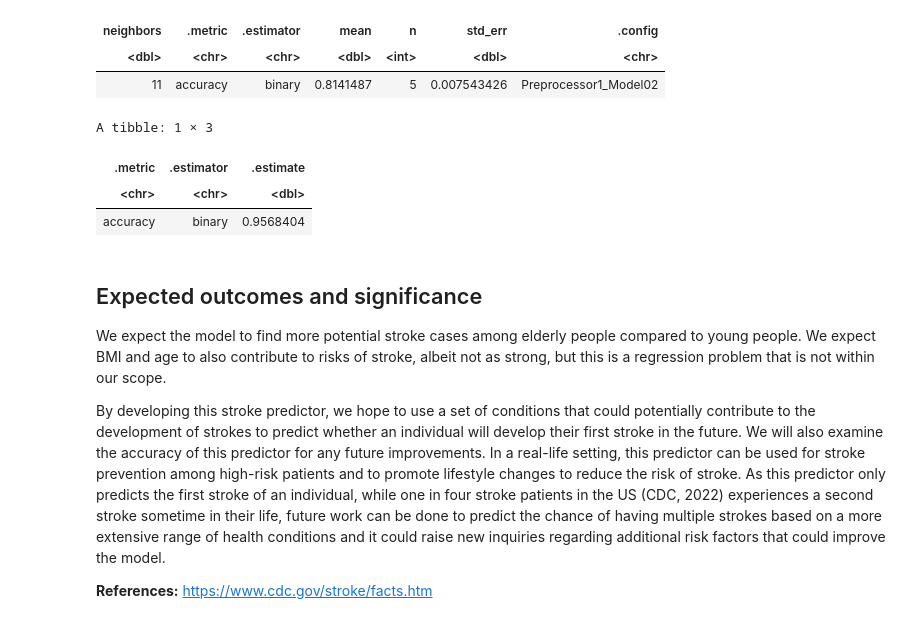
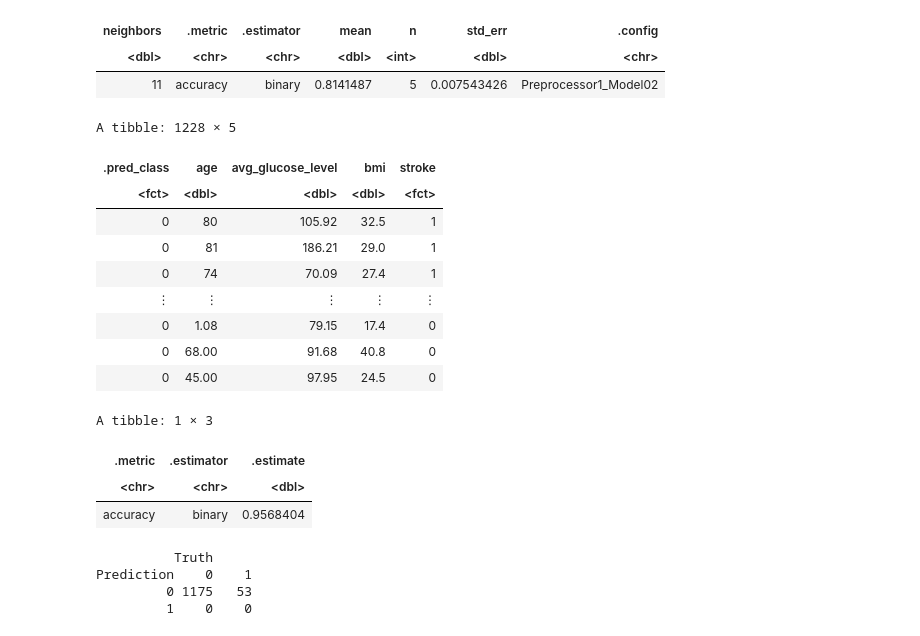
Before and after one commit to hd54/stroke, a Jupyter notebook: stroke.ipynb, the cells around one changed output. Cells and saved outputs as stored; diff of their text form; code cells hidden in the pictures.

```diff
--- a/stroke.ipynb
+++ b/stroke.ipynb
@@ -284,22 +289,36 @@ stroke_fit <- workflow() |>
 # %%
 # Get the accuracy
 stroke_test_predictions <- predict(stroke_fit , stroke_test) |>
-       bind_cols(stroke_test) |>
+       bind_cols(stroke_test)
+stroke_test_predictions
+
+stroke_accuracy <- stroke_test_predictions |>
        metrics(truth = stroke, estimate = .pred_class) |> filter(.metric == "accuracy")
-stroke_test_predictions
+stroke_accuracy
 # %% [output]
-A tibble: 1 × 3
+A tibble: 1228 × 5
-| .metric | .estimator | .estimate |
-| <chr> | <chr> | <dbl> |
-| accuracy | binary | 0.9568404 |
+| .pred_class | age | avg_glucose_level | bmi | stroke |
+| <fct> | <dbl> | <dbl> | <dbl> | <fct> |
+| 0 | 80 | 105.92 | 32.5 | 1 |
+| 0 | 81 | 186.21 | 29.0 | 1 |
+| 0 | 74 | 70.09 | 27.4 | 1 |
+| ⋮ | ⋮ | ⋮ | ⋮ | ⋮ |
+| 0 | 1.08 | 79.15 | 17.4 | 0 |
+| 0 | 68.00 | 91.68 | 40.8 | 0 |
+| 0 | 45.00 | 97.95 | 24.5 | 0 |
+A tibble: 1 × 3
+| .metric | .estimator | .estimate |
+| <chr> | <chr> | <dbl> |
+| accuracy | binary | 0.9568404 |
-# %% [markdown]
-
-
-## Expected outcomes and significance
-
-We expect the model to find more potential stroke cases among elderly people compared to young people. We expect BMI and age to also contribute to risks of stroke, albeit not as strong, but this is a regression problem that is not within our scope.
-
-By developing this stroke predictor, we hope to use a set of conditions that could potentially contribute to the development of strokes to predict whether an individual will develop their first stroke in the future. We will also examine the accuracy of this predictor for any future improvements. In a real-life setting, this predictor can be used for stroke prevention among high-risk patients and to promote lifestyle changes to reduce the risk of stroke. As this predictor only predicts the first stroke of an individual, while one in four stroke patients in the US (CDC, 2022) experiences a second stroke sometime in their life, future work can be done to predict the chance of having multiple strokes based on a more extensive range of health conditions and it could raise new inquiries regarding additional risk factors that could improve the model.
-
-**References:**
-https://www.cdc.gov/stroke/facts.htm
+# %%
+set.seed(1)
+
+stroke_mat <- stroke_test_predictions |>
+       conf_mat(truth = stroke, estimate = .pred_class)
+
+stroke_mat
+# %% [output]
+          Truth
+Prediction    0    1
+         0 1175   53
+         1    0    0
```
Also changed, not shown: parts of 4 cells of this notebook.
